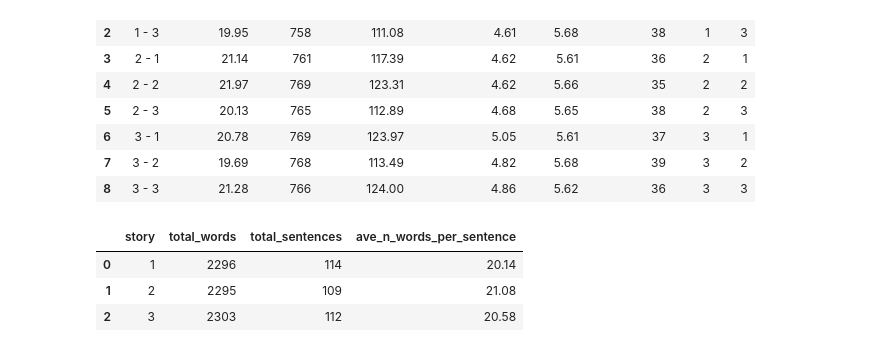
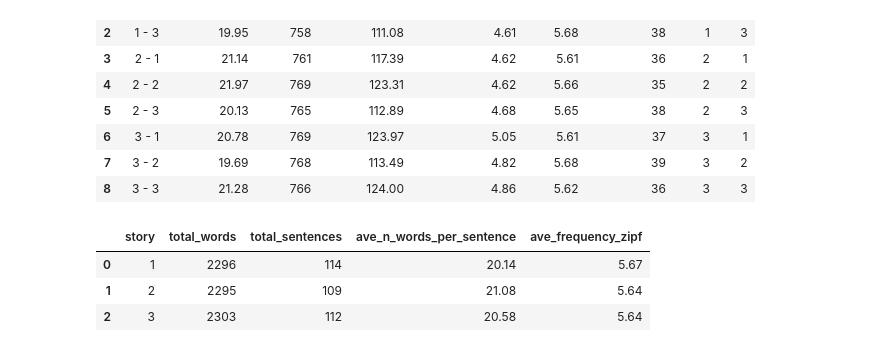
Before and after one commit to MohammadMMK/PhD-HUM-AI-N-ACCENT, a Jupyter notebook: text_analysis/native_text_analysis.ipynb, the cells around one changed output. Saved outputs shown, nothing was run; the diff lists cells and outputs as text; code cells hidden in the pictures.

```diff
--- a/text_analysis/native_text_analysis.ipynb
+++ b/text_analysis/native_text_analysis.ipynb
@@ -205,14 +205,15 @@ stories_part
 # %%
 stories = stories_part.groupby("story", as_index=False).agg(
     total_words=("n_words", "sum"),
     total_sentences=("n_sentences", "sum"),
     ave_n_words_per_sentence=("ave_n_words", "mean"),
+    ave_frequency_zipf=("ave_zipf", "mean")
 
 )
 stories = stories.round(2)
 stories
 # %% [output]
-|  | story | total_words | total_sentences | ave_n_words_per_sentence |
-| 0 | 1 | 2296 | 114 | 20.14 |
-| 1 | 2 | 2295 | 109 | 21.08 |
-| 2 | 3 | 2303 | 112 | 20.58 |
+|  | story | total_words | total_sentences | ave_n_words_per_sentence | ave_frequency_zipf |
+| 0 | 1 | 2296 | 114 | 20.14 | 5.67 |
+| 1 | 2 | 2295 | 109 | 21.08 | 5.64 |
+| 2 | 3 | 2303 | 112 | 20.58 | 5.64 |
```
Also changed, not shown: parts of 3 cells of this notebook, 9 other files.
